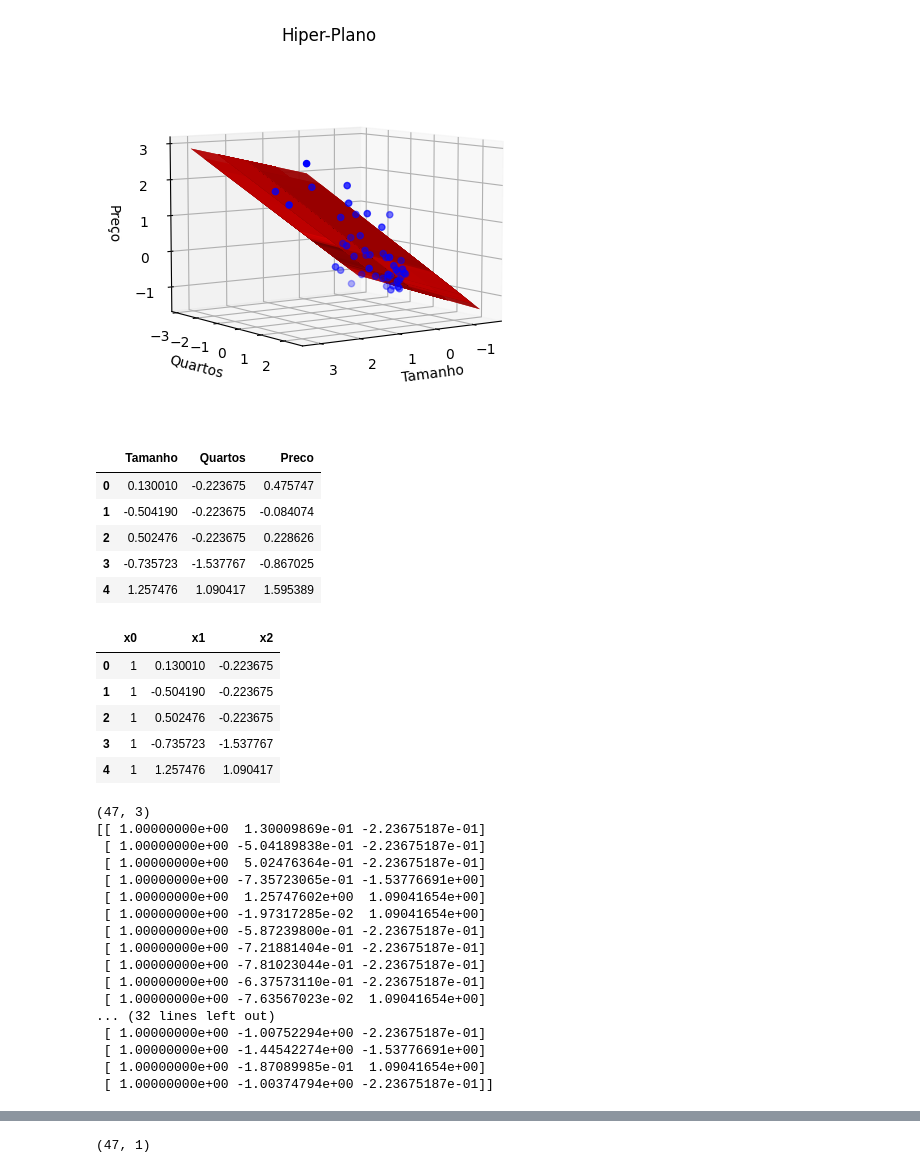
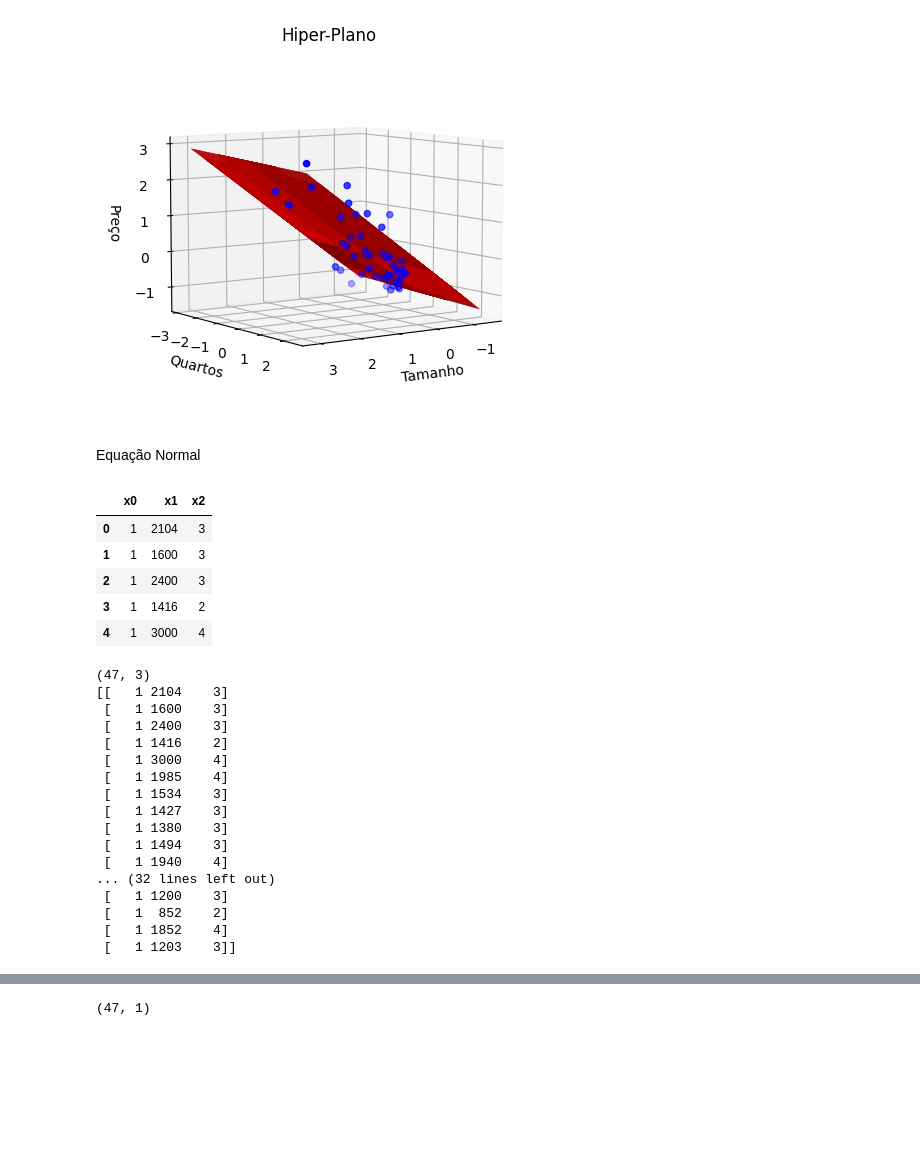
Before and after one commit to pedrosantos1403/CI-Algorithms, a Jupyter notebook: Linear Regression/Multiple Variables/LRMultipleVariables.ipynb, the cells around one changed output, grey strips where cells are left out. Drawn from its saved outputs; the diff is of its cells as text; code cells hidden in the pictures; blank space fills up the shorter version.

```diff
--- a/Linear Regression/Multiple Variables/LRMultipleVariables.ipynb
+++ b/Linear Regression/Multiple Variables/LRMultipleVariables.ipynb
@@ -8,6 +8,7 @@ from mpl_toolkits.mplot3d import Axes3D
 import LinearRegressionMultipleVariables as lr
 # %%
 df = pd.read_csv("C:\\Users\\pedro\\OneDrive\\Documentos\\CEFETMG\\2023.2\\Inteligência Computacional\\CI-Algorithms\\Linear Regression\\Multiple Variables\\data2.txt", sep=",")
+df_aux = df.copy()
 df.head()
 # %% [output]
 |  | Tamanho | Quartos | Preco |
@@ -219,32 +224,25 @@ ax.set_title('Hiper-Plano')
 plt.show()
 # %% [output]
 [figure]
-# %%
-df.head()
-# %% [output]
-|  | Tamanho | Quartos | Preco |
-| 0 | 0.130010 | -0.223675 | 0.475747 |
-| 1 | -0.504190 | -0.223675 | -0.084074 |
-| 2 | 0.502476 | -0.223675 | 0.228626 |
-| 3 | -0.735723 | -1.537767 | -0.867025 |
-| 4 | 1.257476 | 1.090417 | 1.595389 |
+# %% [markdown]
+Equação Normal
 # %%
 # Normal Equation
 
 # Creating x0 list of values
 x0 = np.ones(len(x1), dtype=int)
 
 # Creating a DataFrame only with the features
-d = {'x0':x0, 'x1':x1, 'x2':x2}
+d = {'x0':x0, 'x1':df_aux['Tamanho'], 'x2':df_aux['Quartos']}
 dfx = pd.DataFrame(d)
 dfx.head()
 # %% [output]
 |  | x0 | x1 | x2 |
-| 0 | 1 | 0.130010 | -0.223675 |
-| 1 | 1 | -0.504190 | -0.223675 |
-| 2 | 1 | 0.502476 | -0.223675 |
-| 3 | 1 | -0.735723 | -1.537767 |
-| 4 | 1 | 1.257476 | 1.090417 |
+| 0 | 1 | 2104 | 3 |
+| 1 | 1 | 1600 | 3 |
+| 2 | 1 | 2400 | 3 |
+| 3 | 1 | 1416 | 2 |
+| 4 | 1 | 3000 | 4 |
 # %%
 # Creating X matrix
 X = dfx.to_numpy()
@@ -252,22 +250,22 @@ print(np.shape(X))
 print(X)
 # %% [output]
 (47, 3)
-[[ 1.00000000e+00  1.30009869e-01 -2.23675187e-01]
- [ 1.00000000e+00 -5.04189838e-01 -2.23675187e-01]
- [ 1.00000000e+00  5.02476364e-01 -2.23675187e-01]
- [ 1.00000000e+00 -7.35723065e-01 -1.53776691e+00]
- [ 1.00000000e+00  1.25747602e+00  1.09041654e+00]
- [ 1.00000000e+00 -1.97317285e-02  1.09041654e+00]
- [ 1.00000000e+00 -5.87239800e-01 -2.23675187e-01]
- [ 1.00000000e+00 -7.21881404e-01 -2.23675187e-01]
- [ 1.00000000e+00 -7.81023044e-01 -2.23675187e-01]
- [ 1.00000000e+00 -6.37573110e-01 -2.23675187e-01]
- [ 1.00000000e+00 -7.63567023e-02  1.09041654e+00]
+[[   1 2104    3]
+ [   1 1600    3]
+ [   1 2400    3]
+ [   1 1416    2]
+ [   1 3000    4]
+ [   1 1985    4]
+ [   1 1534    3]
+ [   1 1427    3]
+ [   1 1380    3]
+ [   1 1494    3]
+ [   1 1940    4]
 ... (32 lines left out)
- [ 1.00000000e+00 -1.00752294e+00 -2.23675187e-01]
- [ 1.00000000e+00 -1.44542274e+00 -1.53776691e+00]
- [ 1.00000000e+00 -1.87089985e-01  1.09041654e+00]
- [ 1.00000000e+00 -1.00374794e+00 -2.23675187e-01]]
+ [   1 1200    3]
+ [   1  852    2]
+ [   1 1852    4]
+ [   1 1203    3]]
 # %%
 # Calculating X Transpose
 X_t = np.transpose(X)
```
Also changed, not shown: parts of 14 cells of this notebook.
